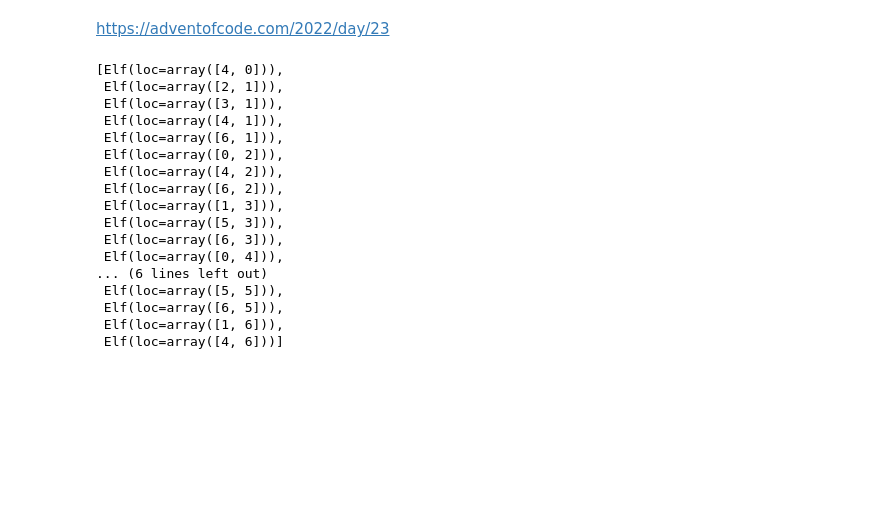
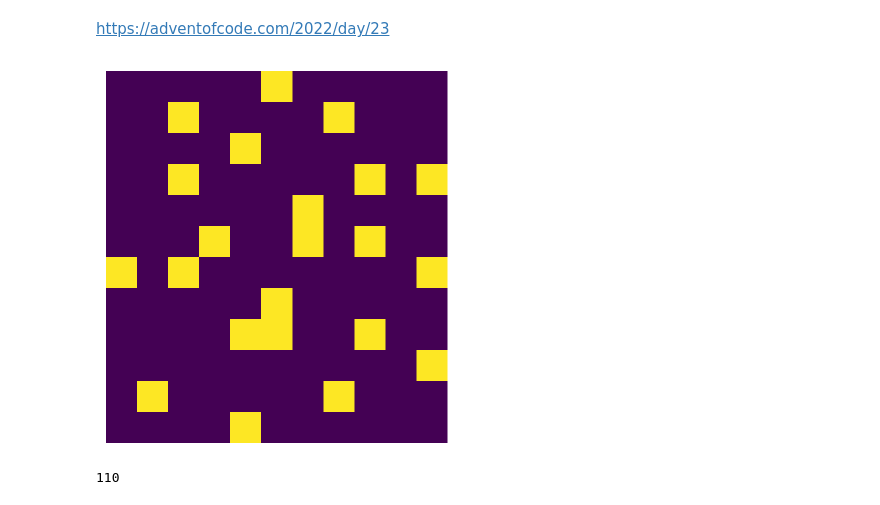
Before and after one commit to bjmorgan/advent-of-code-2022, a Jupyter notebook: solutions/day 23.ipynb, the cells around one changed output. Drawn from its saved outputs; the diff is of its cells as text; code cells hidden in the pictures; blank space fills up the shorter version.

```diff
--- a/solutions/day 23.ipynb
+++ b/solutions/day 23.ipynb
@@ -11,33 +167,14 @@ def load_data(filename):
 # %%
 filename = "../example_data/day23_example_data.txt"
 data = load_data(filename)
-
-@dataclass
-class Elf():
-    loc: np.ndarray
-
 elves = []
 for y, row in enumerate(data):
     for x, s in enumerate(row):
         if s == '#':
             elves.append(Elf(loc=np.array([x, y])))
+elves = ElfCollection(elves)
+elves.solve(10)
+elves.size()
+# %% [output]
+[figure, added]
+110
-# %%
-elves
-# %% [output]
-[Elf(loc=array([4, 0])),
- Elf(loc=array([2, 1])),
- Elf(loc=array([3, 1])),
- Elf(loc=array([4, 1])),
- Elf(loc=array([6, 1])),
- Elf(loc=array([0, 2])),
- Elf(loc=array([4, 2])),
- Elf(loc=array([6, 2])),
- Elf(loc=array([1, 3])),
- Elf(loc=array([5, 3])),
- Elf(loc=array([6, 3])),
- Elf(loc=array([0, 4])),
-... (6 lines left out)
- Elf(loc=array([5, 5])),
- Elf(loc=array([6, 5])),
- Elf(loc=array([1, 6])),
- Elf(loc=array([4, 6]))]
```
Also changed, not shown: parts of 5 cells of this notebook, 4 other files.
